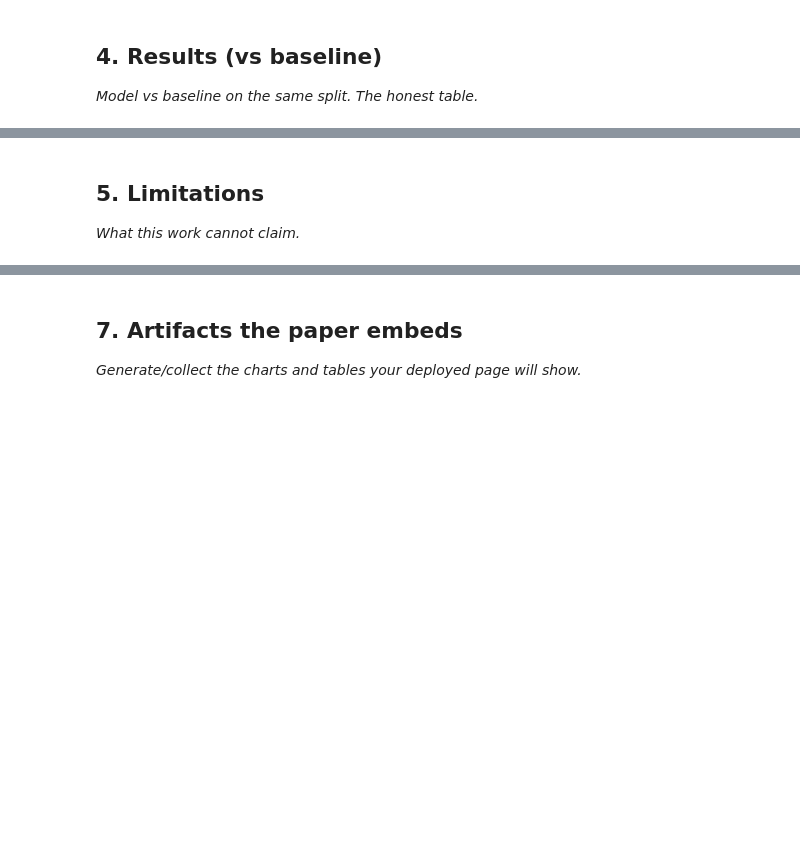
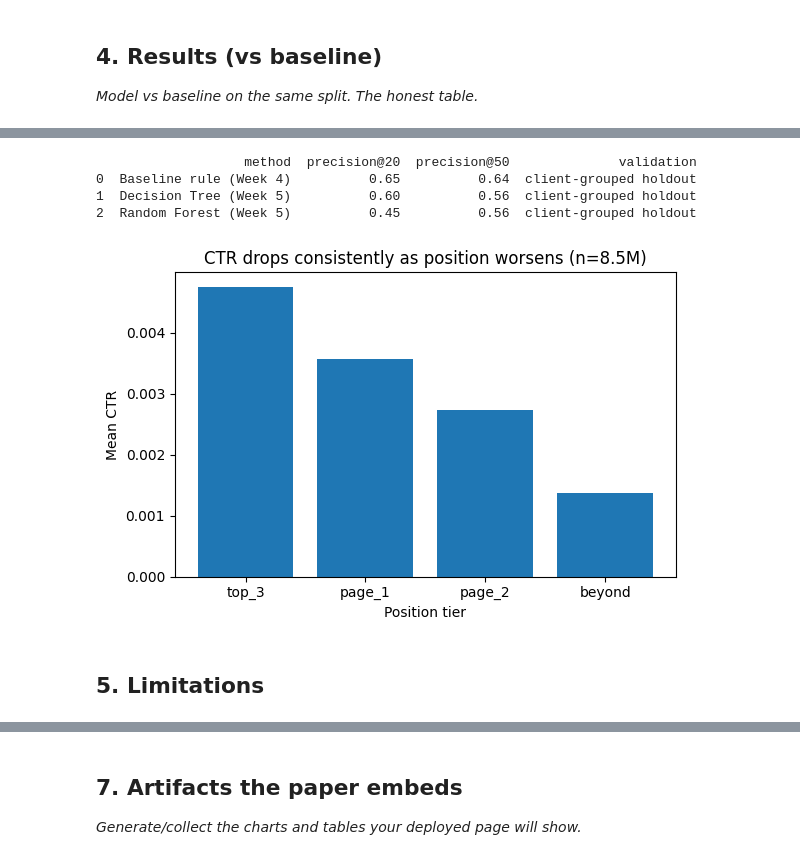
Before and after one commit to aisyahnabillah/ml-internship, a Jupyter notebook: work/notebooks/capstone.ipynb, the cells around one changed output, grey strips where cells are left out. Cells and saved outputs as stored; diff of their text form; code cells hidden in the pictures; blank space fills up the shorter version.

Commit message:
Ship the Paper & Tell the Story

```diff
--- a/work/notebooks/capstone.ipynb
+++ b/work/notebooks/capstone.ipynb
@@ -9,3 +7,25 @@ This skeleton is yours to fill. Work the sections **in order** — each one has
+# %%
+import duckdb
+import os
+from dotenv import load_dotenv
+import pandas as pd
+import matplotlib.pyplot as plt
+
+load_dotenv()
+HF_TOKEN = os.getenv("HF_TOKEN")
+assert HF_TOKEN is not None, "HF_TOKEN not found, check your .env file"
+
+con = duckdb.connect()
+con.execute(f"CREATE OR REPLACE SECRET hf (TYPE huggingface, TOKEN '{HF_TOKEN}')")
+
+REL = 'hf://datasets/FlyRank/internship-warehouse'
+dim_content = f"read_parquet('{REL}/dim_content.parquet')"
+dim_clients = f"read_parquet('{REL}/dim_clients.parquet')"
+
+# Use 3 mid-panel months for signal analysis — never the _sample table (that's the sealed final month)
+MONTHS = ["month=2026-01", "month=2026-02", "month=2026-03"]
+daily_paths = ", ".join([f"'{REL}/fact_content_daily_performance/{m}/*.parquet'" for m in MONTHS])
+daily = f"read_parquet([{daily_paths}])"
 # %% [markdown]
 ## 1. Question
 
@@ -25,4 +195,29 @@ This skeleton is yours to fill. Work the sections **in order** — each one has
+# %%
+results_table = pd.DataFrame({
+    "method": ["Baseline rule (Week 4)", "Decision Tree (Week 5)", "Random Forest (Week 5)"],
+    "precision@20": [0.65, 0.60, 0.45],
+    "precision@50": [0.64, 0.56, 0.56],
+    "validation": ["client-grouped holdout"] * 3
+})
+print(results_table)
+
+# Chart for the paper: signal 1 bucket pattern
+fig, ax = plt.subplots(figsize=(6, 4))
+ax.bar(bucket["position_tier"].astype(str), bucket["mean_ctr"])
+ax.set_ylabel("Mean CTR")
+ax.set_xlabel("Position tier")
+ax.set_title("CTR drops consistently as position worsens (n=8.5M)")
+plt.tight_layout()
+
+import os
+os.makedirs("../figures", exist_ok=True)
+plt.savefig("../figures/position_ctr_pattern.png", dpi=150)
+plt.show()
+# %% [output]
+                   method  precision@20  precision@50              validation
+0  Baseline rule (Week 4)          0.65          0.64  client-grouped holdout
+1  Decision Tree (Week 5)          0.60          0.56  client-grouped holdout
+2  Random Forest (Week 5)          0.45          0.56  client-grouped holdout
+[figure, added]
 # %% [markdown]
 ## 5. Limitations
-
-*What this work cannot claim.*
```
Also changed, not shown: parts of 22 cells of this notebook, 3 other files.
